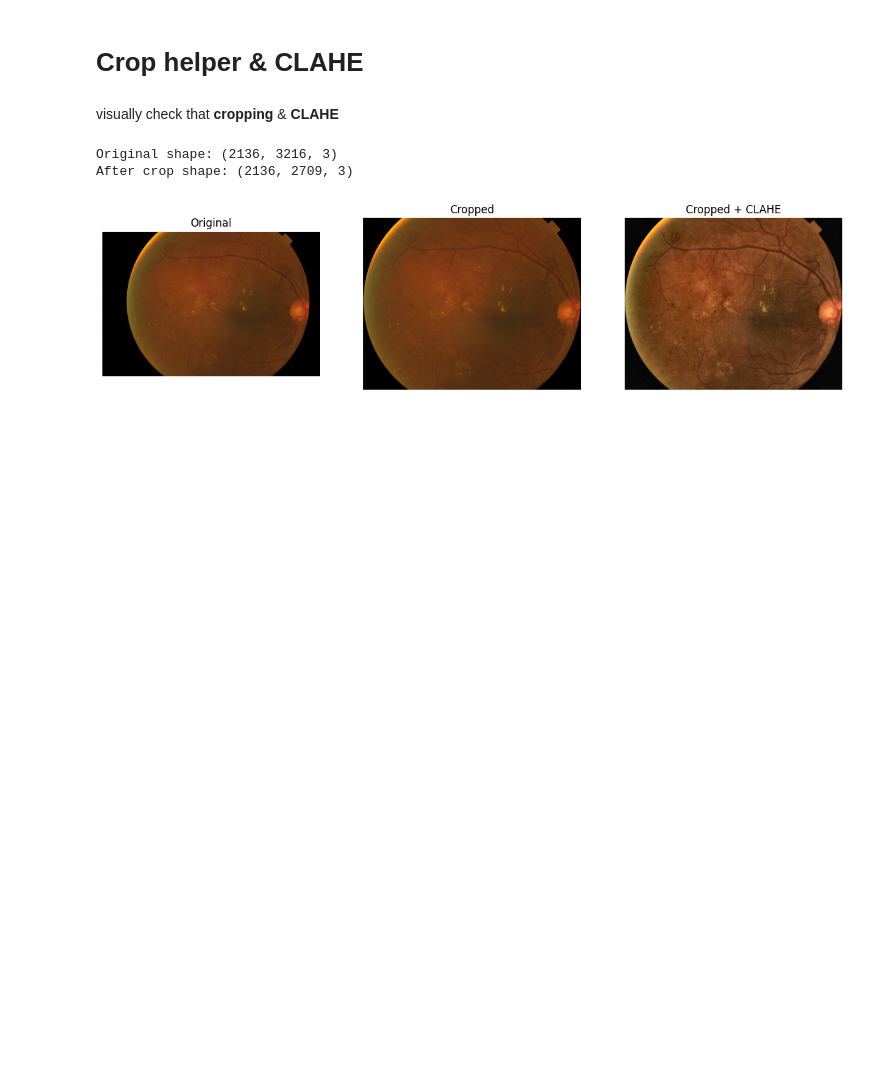
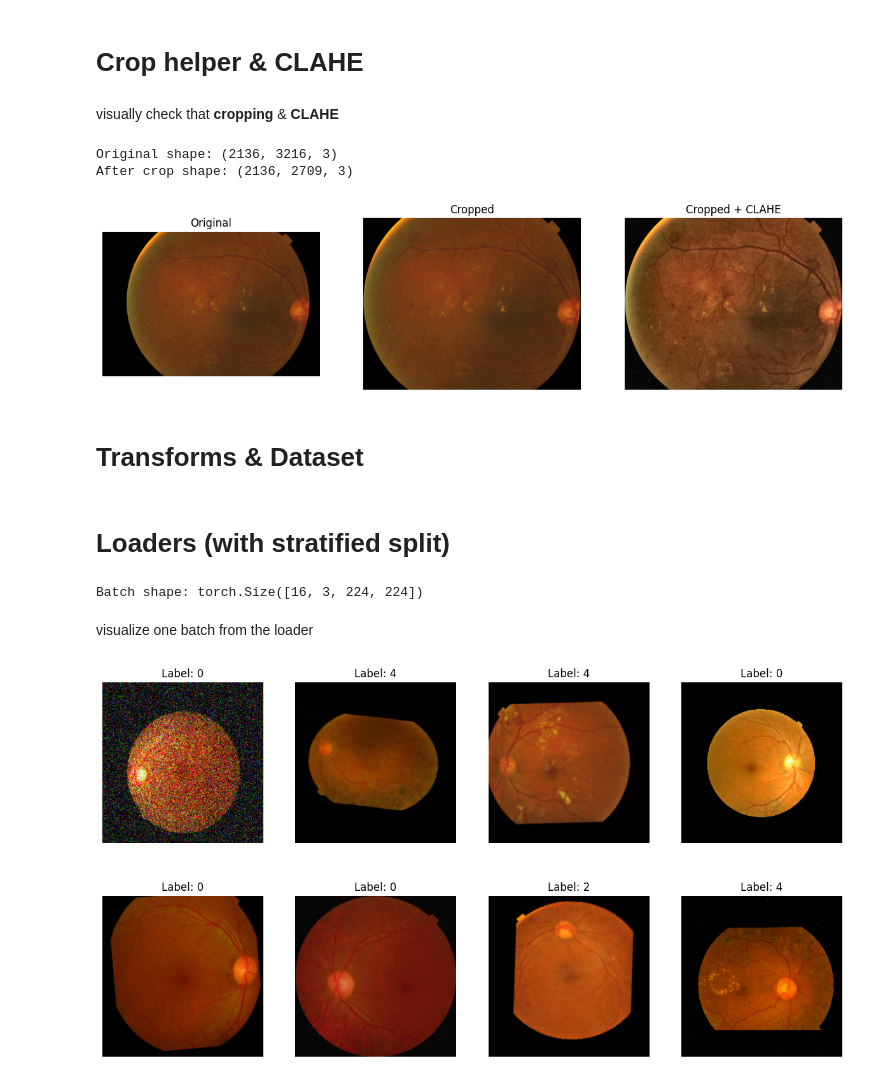
Before and after one commit to gimhaninavodya/ResNet_Deep_Learning, a Jupyter notebook: aptos_resnet50.ipynb, the cells around one changed output. Saved outputs shown, nothing was run; the diff lists cells and outputs as text; code cells hidden in the pictures; blank space fills up the shorter version.

```diff
--- a/aptos_resnet50.ipynb
+++ b/aptos_resnet50.ipynb
@@ -137,3 +137,5 @@ plt.axis("off")
 plt.show()
 # %% [output]
 [figure]
+# %% [markdown]
+# Transforms & Dataset
@@ -139,0 +194,47 @@ plt.show()
+# %% [markdown]
+# Loaders (with stratified split)
+# %%
+from sklearn.model_selection import train_test_split
+from torch.utils.data import DataLoader
+
+def make_loaders(data_dir=DATA_DIR, img_size=224, batch_size=32, ext=None, crop=False, clahe=False):
+    df = pd.read_csv(os.path.join(data_dir, "train.csv"))
+
+    # detect extension
+    if ext is None:
+        ext = detect_ext(os.path.join(data_dir,"train_images"), df['id_code'].iloc[0])
+
+    # stratified split
+    train_df, val_df = train_test_split(df, test_size=0.2, stratify=df['diagnosis'], random_state=42)
+
+    train_ds = APTOSDataset(train_df, os.path.join(data_dir,"train_images"), transforms=get_transforms(img_size, is_train=True), ext=ext, crop_border=crop, clahe=clahe)
+    val_ds   = APTOSDataset(val_df, os.path.join(data_dir,"train_images"), transforms=get_transforms(img_size, is_train=False), ext=ext, crop_border=crop, clahe=clahe)
+
+    return (
+        DataLoader(train_ds, batch_size=batch_size, shuffle=True, num_workers=2, pin_memory=True),
+        DataLoader(val_ds, batch_size=batch_size, shuffle=False, num_workers=2, pin_memory=True),
+        train_df, val_df
+    )
+
+# Quick check
+train_loader, val_loader, train_df, val_df = make_loaders(img_size=224, batch_size=16)
+imgs, labels = next(iter(train_loader))
+print("Batch shape:", imgs.shape)
+# %% [output]
+Batch shape: torch.Size([16, 3, 224, 224])
+# %% [markdown]
+visualize one batch from the loader
+# %%
+imgs, labels = next(iter(train_loader))
+
+plt.figure(figsize=(15,8))
+for i in range(8):  # show first 8 images
+    img = imgs[i].permute(1,2,0).cpu().numpy()
+    img = (img * IMG_STD + IMG_MEAN).clip(0,1)  # unnormalize
+    plt.subplot(2,4,i+1)
+    plt.imshow(img)
+    plt.title(f"Label: {labels[i].item()}")
+    plt.axis("off")
+plt.show()
+# %% [output]
+[figure, added]
```
Also changed, not shown: parts of 2 cells of this notebook.
